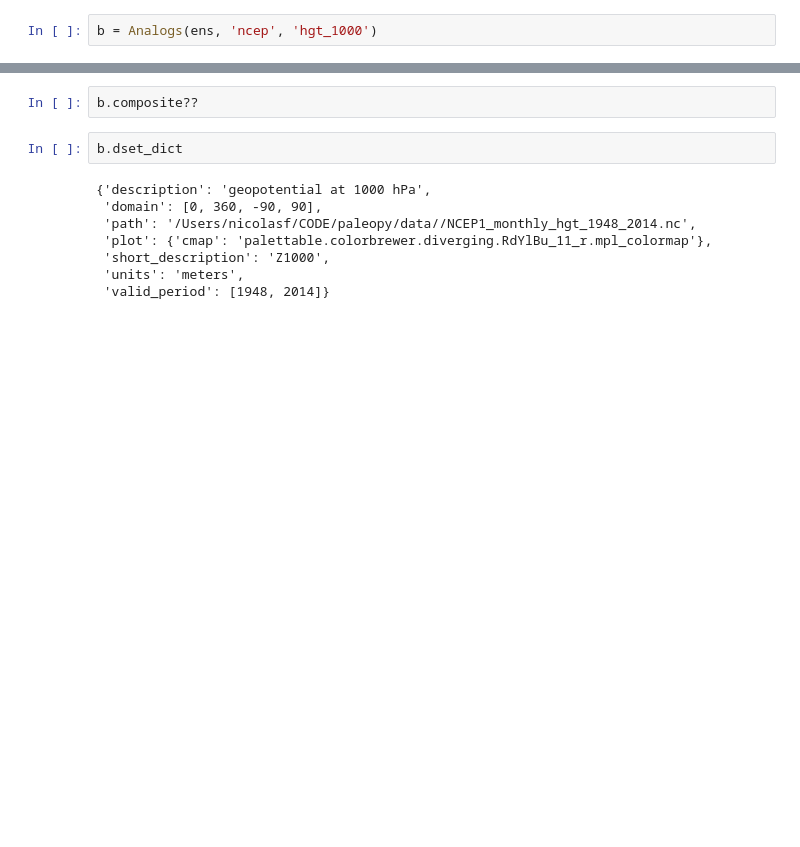
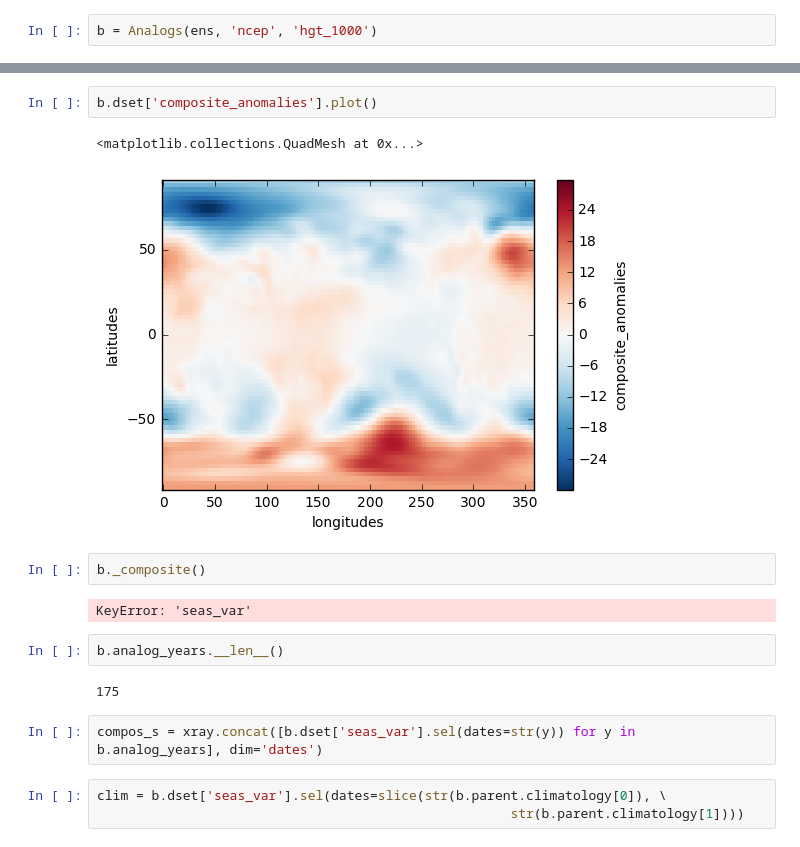
Before and after one commit to nicolasfauchereau/paleopy, a Jupyter notebook: notebooks/dev/test_new_paleopy.ipynb, the cells around one changed output, grey strips where cells are left out. Drawn from its saved outputs; the diff is of its cells as text; blank space fills up the shorter version.

```diff
--- a/notebooks/dev/test_new_paleopy.ipynb
+++ b/notebooks/dev/test_new_paleopy.ipynb
@@ -135,12 +137,18 @@ ValueError: conflicting sizes for dimension 'dates': length 0 on the data but le
+# %%
+b.dset['composite_anomalies'].plot()
+# %% [output]
+<matplotlib.collections.QuadMesh at 0x...>
+[figure, added]
 # %%
-b.composite??
+b._composite()
+# %% [output]
+KeyError: 'seas_var'
-# %%
-b.dset_dict
-# %% [output]
-{'description': 'geopotential at 1000 hPa',
- 'domain': [0, 360, -90, 90],
- 'path': '/Users/nicolasf/CODE/paleopy/data//NCEP1_monthly_hgt_1948_2014.nc',
- 'plot': {'cmap': 'palettable.colorbrewer.diverging.RdYlBu_11_r.mpl_colormap'},
- 'short_description': 'Z1000',
- 'units': 'meters',
- 'valid_period': [1948, 2014]}
+# %%
+b.analog_years.__len__()
+# %% [output]
+175
+# %%
+compos_s = xray.concat([b.dset['seas_var'].sel(dates=str(y)) for y in b.analog_years], dim='dates')
+# %%
+clim = b.dset['seas_var'].sel(dates=slice(str(b.parent.climatology[0]), \
+                                                     str(b.parent.climatology[1])))
```
Also changed, not shown: parts of 9 cells of this notebook, 1 other file.
